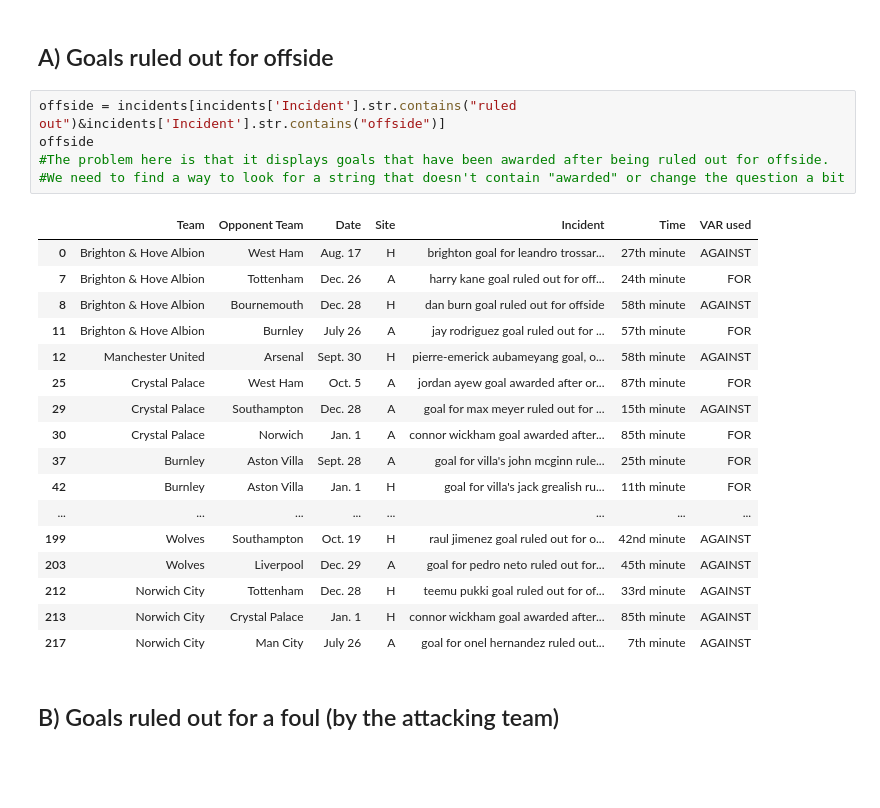
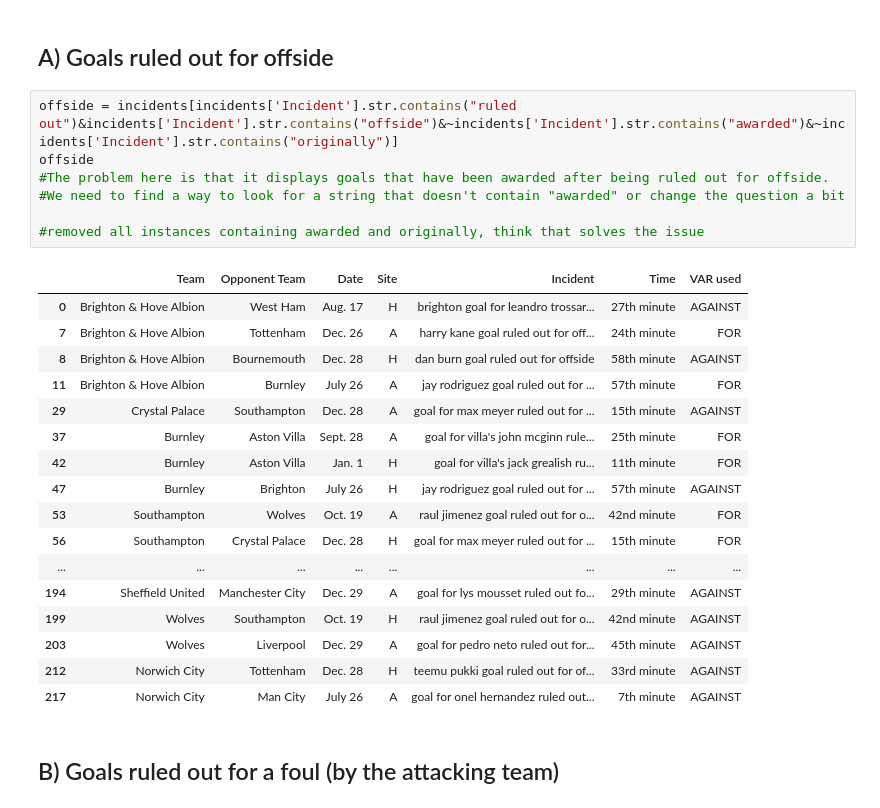
Before and after one commit to julelia/DataMadness, a Jupyter notebook: Data Madness.ipynb, the cells around one changed output. Drawn from its saved outputs; the diff is of its cells as text; blank space fills up the shorter version.

Commit message:
fixed 1a and 1c, 1g is already only showing canceled ones i think

```diff
--- a/Data Madness.ipynb
+++ b/Data Madness.ipynb
@@ -84,27 +84,29 @@ A string search will now be executed to determine the most frequent types of inc
 # %% [markdown]
 ## A) Goals ruled out for offside
 # %%
-offside = incidents[incidents['Incident'].str.contains("ruled out")&incidents['Incident'].str.contains("offside")]
+offside = incidents[incidents['Incident'].str.contains("ruled out")&incidents['Incident'].str.contains("offside")&~incidents['Incident'].str.contains("awarded")&~incidents['Incident'].str.contains("originally")]
 offside
 #The problem here is that it displays goals that have been awarded after being ruled out for offside.
 #We need to find a way to look for a string that doesn't contain "awarded" or change the question a bit
+
+#removed all instances containing awarded and originally, think that solves the issue
 # %% [output]
 |  | Team | Opponent Team | Date | Site | Incident | Time | VAR used |
 | 0 | Brighton & Hove Albion | West Ham | Aug. 17 | H | brighton goal for leandro trossar... | 27th minute | AGAINST |
 | 7 | Brighton & Hove Albion | Tottenham | Dec. 26 | A | harry kane goal ruled out for off... | 24th minute | FOR |
 | 8 | Brighton & Hove Albion | Bournemouth | Dec. 28 | H | dan burn goal ruled out for offside | 58th minute | AGAINST |
 | 11 | Brighton & Hove Albion | Burnley | July 26 | A | jay rodriguez goal ruled out for ... | 57th minute | FOR |
-| 12 | Manchester United | Arsenal | Sept. 30 | H | pierre-emerick aubameyang goal, o... | 58th minute | AGAINST |
-| 25 | Crystal Palace | West Ham | Oct. 5 | A | jordan ayew goal awarded after or... | 87th minute | FOR |
 | 29 | Crystal Palace | Southampton | Dec. 28 | A | goal for max meyer ruled out for ... | 15th minute | AGAINST |
-| 30 | Crystal Palace | Norwich | Jan. 1 | A | connor wickham goal awarded after... | 85th minute | FOR |
 | 37 | Burnley | Aston Villa | Sept. 28 | A | goal for villa's john mcginn rule... | 25th minute | FOR |
 | 42 | Burnley | Aston Villa | Jan. 1 | H | goal for villa's jack grealish ru... | 11th minute | FOR |
+| 47 | Burnley | Brighton | July 26 | H | jay rodriguez goal ruled out for ... | 57th minute | AGAINST |
+| 53 | Southampton | Wolves | Oct. 19 | A | raul jimenez goal ruled out for o... | 42nd minute | FOR |
+| 56 | Southampton | Crystal Palace | Dec. 28 | H | goal for max meyer ruled out for ... | 15th minute | FOR |
 | ... | ... | ... | ... | ... | ... | ... | ... |
+| 194 | Sheffield United | Manchester City | Dec. 29 | A | goal for lys mousset ruled out fo... | 29th minute | AGAINST |
 | 199 | Wolves | Southampton | Oct. 19 | H | raul jimenez goal ruled out for o... | 42nd minute | AGAINST |
 | 203 | Wolves | Liverpool | Dec. 29 | A | goal for pedro neto ruled out for... | 45th minute | AGAINST |
 | 212 | Norwich City | Tottenham | Dec. 28 | H | teemu pukki goal ruled out for of... | 33rd minute | AGAINST |
-| 213 | Norwich City | Crystal Palace | Jan. 1 | H | connor wickham goal awarded after... | 85th minute | AGAINST |
 | 217 | Norwich City | Man City | July 26 | A | goal for onel hernandez ruled out... | 7th minute | AGAINST |
 # %% [markdown]
 
```
Also changed, not shown: parts of 2 cells of this notebook.
